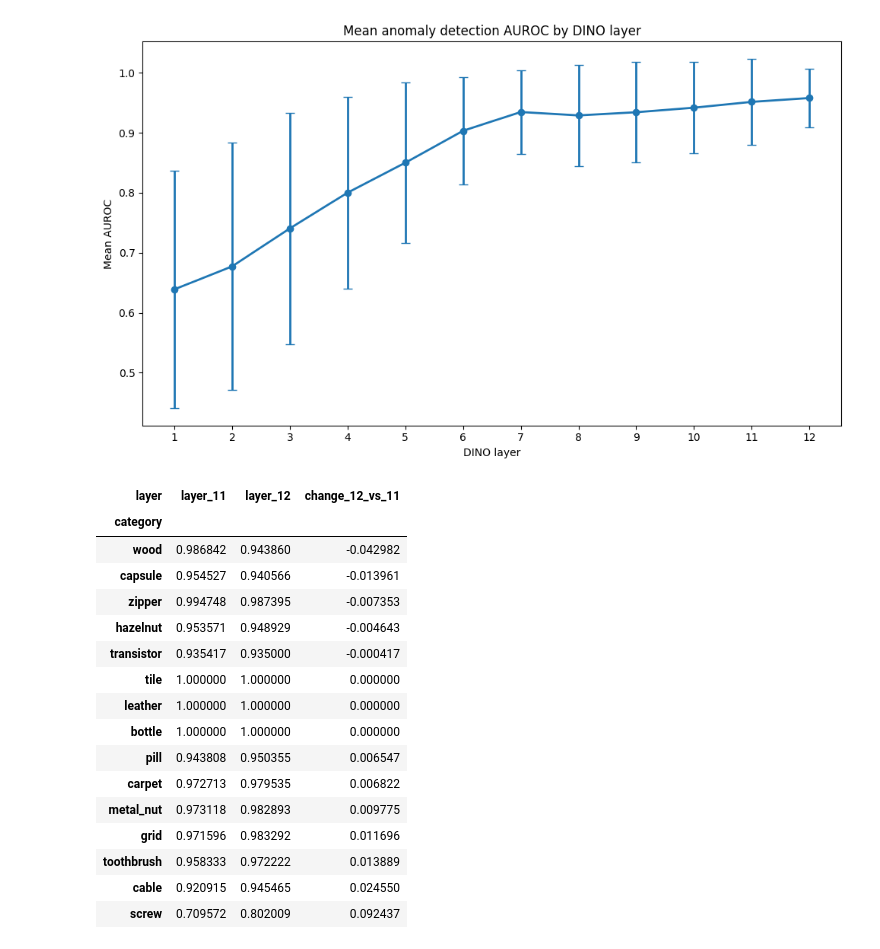
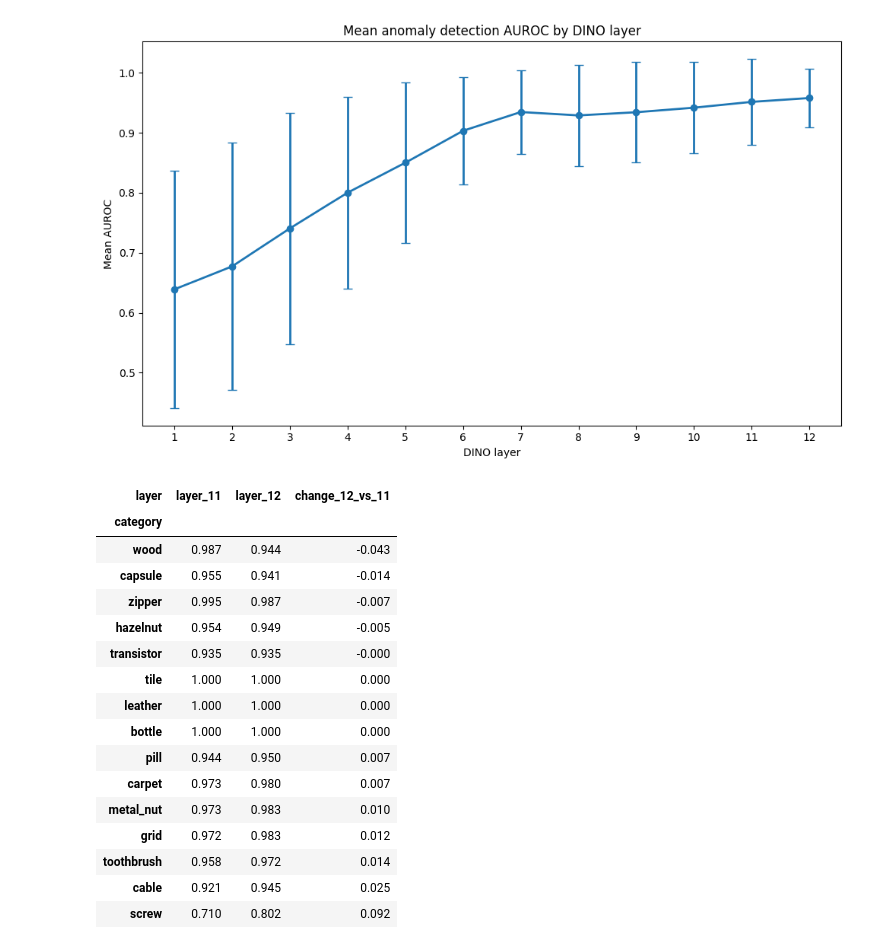
Before and after one commit to CiaranW005/UL-Summer-Bursary-2026, a Jupyter notebook: notebooks/embedding_analysis/dino_layer_analysis.ipynb, the cells around one changed output. Cells and saved outputs as stored; diff of their text form; code cells hidden in the pictures.

```diff
--- a/notebooks/embedding_analysis/dino_layer_analysis.ipynb
+++ b/notebooks/embedding_analysis/dino_layer_analysis.ipynb
@@ -187,33 +187,36 @@ plt.show()
 # %%
 comparison = (
     layer_df[layer_df["layer"].isin(["layer_11", "layer_12"])]
     .pivot(
         index="category",
         columns="layer",
         values="auroc",
     )
 )
 
 comparison["change_12_vs_11"] = (
     comparison["layer_12"] - comparison["layer_11"]
 )
 
-comparison.sort_values("change_12_vs_11")
+comparison = comparison.round(3).sort_values("change_12_vs_11")
+comparison.to_csv(RESULTS_DIR / "layer_change.csv")
+
+comparison
 # %% [output]
 | layer | layer_11 | layer_12 | change_12_vs_11 |
 | category |  |  |  |
-| wood | 0.986842 | 0.943860 | -0.042982 |
-| capsule | 0.954527 | 0.940566 | -0.013961 |
-| zipper | 0.994748 | 0.987395 | -0.007353 |
-| hazelnut | 0.953571 | 0.948929 | -0.004643 |
-| transistor | 0.935417 | 0.935000 | -0.000417 |
-| tile | 1.000000 | 1.000000 | 0.000000 |
-| leather | 1.000000 | 1.000000 | 0.000000 |
-| bottle | 1.000000 | 1.000000 | 0.000000 |
-| pill | 0.943808 | 0.950355 | 0.006547 |
-| carpet | 0.972713 | 0.979535 | 0.006822 |
-| metal_nut | 0.973118 | 0.982893 | 0.009775 |
-| grid | 0.971596 | 0.983292 | 0.011696 |
-| toothbrush | 0.958333 | 0.972222 | 0.013889 |
-| cable | 0.920915 | 0.945465 | 0.024550 |
-| screw | 0.709572 | 0.802009 | 0.092437 |
+| wood | 0.987 | 0.944 | -0.043 |
+| capsule | 0.955 | 0.941 | -0.014 |
+| zipper | 0.995 | 0.987 | -0.007 |
+| hazelnut | 0.954 | 0.949 | -0.005 |
+| transistor | 0.935 | 0.935 | -0.000 |
+| tile | 1.000 | 1.000 | 0.000 |
+| leather | 1.000 | 1.000 | 0.000 |
+| bottle | 1.000 | 1.000 | 0.000 |
+| pill | 0.944 | 0.950 | 0.007 |
+| carpet | 0.973 | 0.980 | 0.007 |
+| metal_nut | 0.973 | 0.983 | 0.010 |
+| grid | 0.972 | 0.983 | 0.012 |
+| toothbrush | 0.958 | 0.972 | 0.014 |
+| cable | 0.921 | 0.945 | 0.025 |
+| screw | 0.710 | 0.802 | 0.092 |
```
Also changed, not shown: 12 other files.
